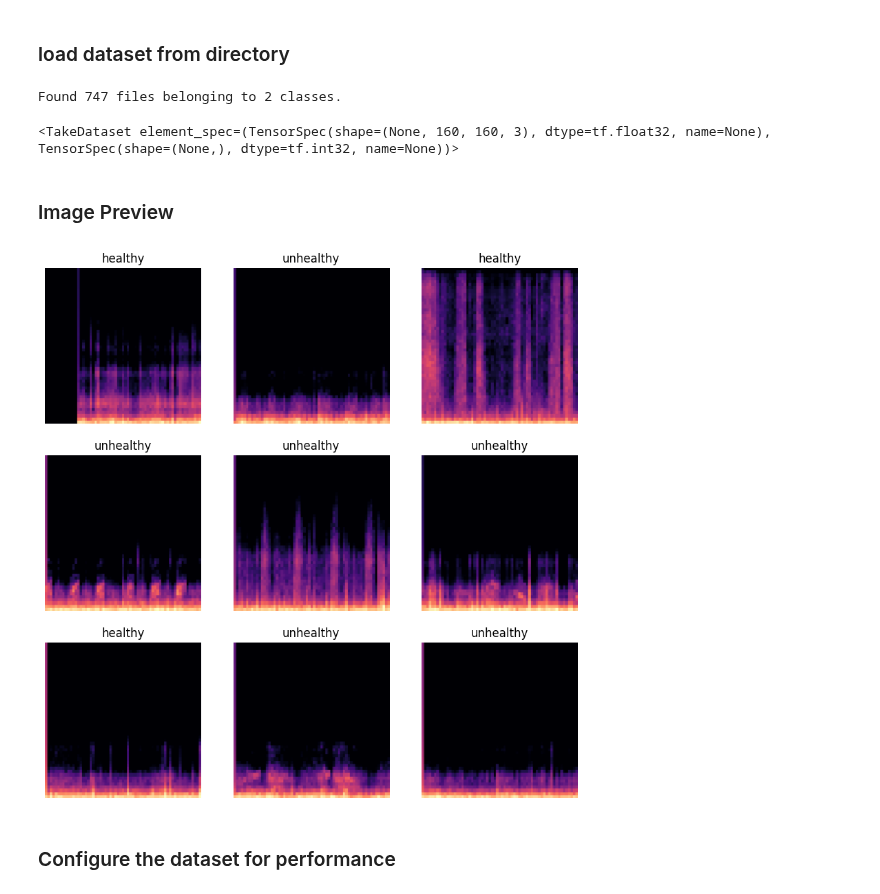
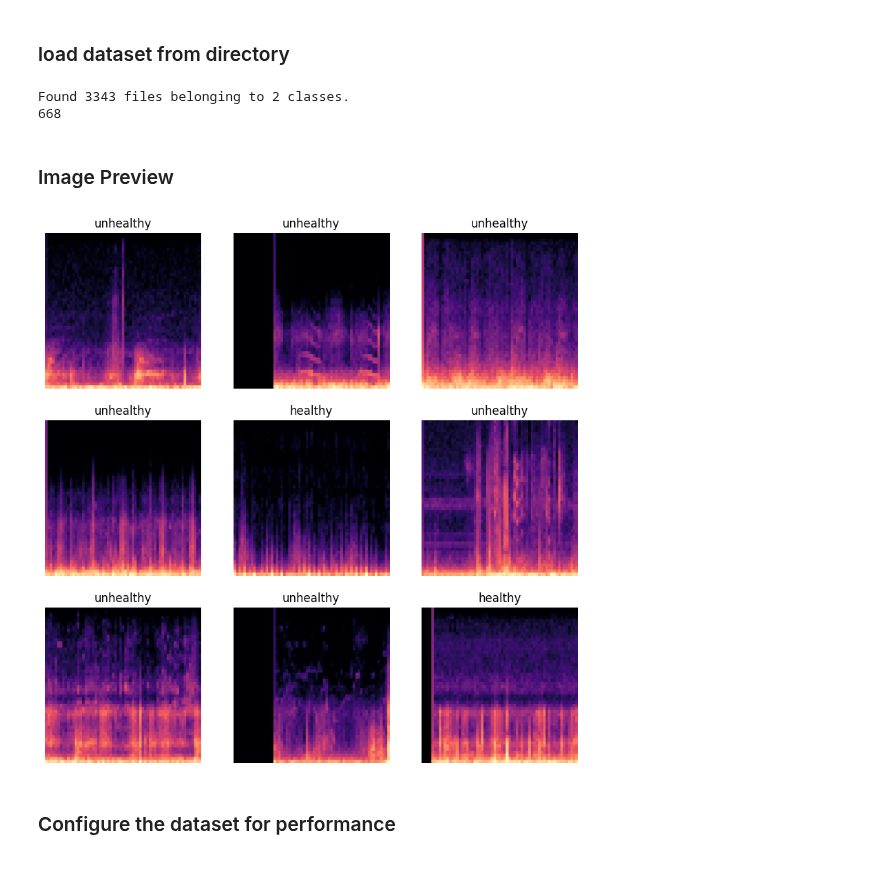
Before and after one commit to loukra/Respiratory_Disease_Classification, a Jupyter notebook: ResNet50_Transfer_Learning.ipynb, the cells around one changed output. Drawn from its saved outputs; the diff is of its cells as text; code cells hidden in the pictures.

```diff
--- a/ResNet50_Transfer_Learning.ipynb
+++ b/ResNet50_Transfer_Learning.ipynb
@@ -13,11 +13,11 @@ from sklearn.metrics import classification_report
 ### load dataset from directory
 # %%
 batch_size = 32
-IMG_SIZE = (160, 160)
+IMG_SIZE = (240, 240)
 
-#train_dir = 'data/images/cls_2/train'
+train_dir = 'data/images/cls_2/train'
 
-train_dir = 'data/images_balanced/train'
+#train_dir = 'data/images_balanced/train'
 
 train_ds = tf.keras.utils.image_dataset_from_directory(
   train_dir,
@@ -29,7 +29,7 @@ train_ds = tf.keras.utils.image_dataset_from_directory(
 img, lbl = tuple(zip(*train_ds))
 
 file_paths = train_ds.file_paths
-y_patient = ['_'.join(x.split('/')[-1].split('_')[0:2]) for x in file_paths]
+y_patient = ['_'.join(x.split('/')[-1].split('_')[0:2]) for x in file_paths] # -> 0_f1
 file_tensor = tf.convert_to_tensor(y_patient)
 
 indices = tf.range(start=0, limit=tf.shape(lbl)[0], dtype=tf.int32)
@@ -39,29 +39,30 @@ shuffled_x = tf.gather(img, shuffled_indices)
 shuffled_y = tf.gather(lbl, shuffled_indices)
 shuffled_file = tf.gather(y_patient, shuffled_indices)
 
+val_size = int(tf.shape(lbl)[0].numpy() * 0.2)
+print(val_size)
 ds_all = tf.data.Dataset.from_tensor_slices((shuffled_x,shuffled_y))
-ds_val = ds_all.take(192).batch(32)
-ds_train = ds_all.skip(192).batch(32)
+ds_val = ds_all.take(val_size).batch(32)
+ds_train = ds_all.skip(val_size).batch(32)
 
-val_files = shuffled_file[:192]
-ds_val.take(1)
+val_files = shuffled_file[:val_size]
 # %% [output]
-Found 747 files belonging to 2 classes.
+Found 3343 files belonging to 2 classes.
+668
-<TakeDataset element_spec=(TensorSpec(shape=(None, 160, 160, 3), dtype=tf.float32, name=None), TensorSpec(shape=(None,), dtype=tf.int32, name=None))>
 # %% [markdown]
 ### Image Preview
 # %%
 class_names = ['unhealthy', 'healthy']
 
 plt.figure(figsize=(10, 10))
-for images, labels in ds_train.take(1):
+for images, labels in ds_train.take(2):
   for i in range(9):
     ax = plt.subplot(3, 3, i + 1)
     plt.imshow(images[i].numpy().astype("uint8"))
     plt.title(class_names[labels[i]])
     plt.axis("off")
 # %% [output]
-[figure, old version]
+[figure, new version]
 # %% [markdown]
 ### Configure the dataset for performance
 # %%
```
Also changed, not shown: parts of 15 cells of this notebook, 1 other file.
